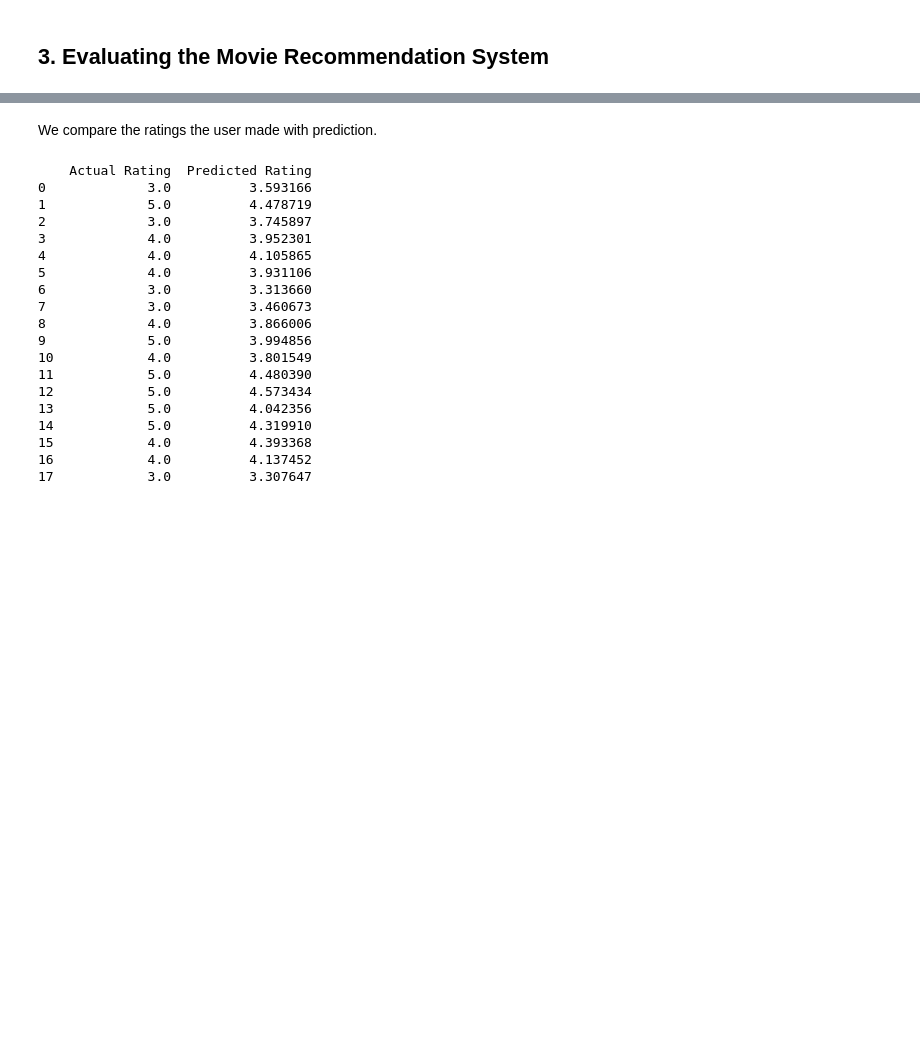
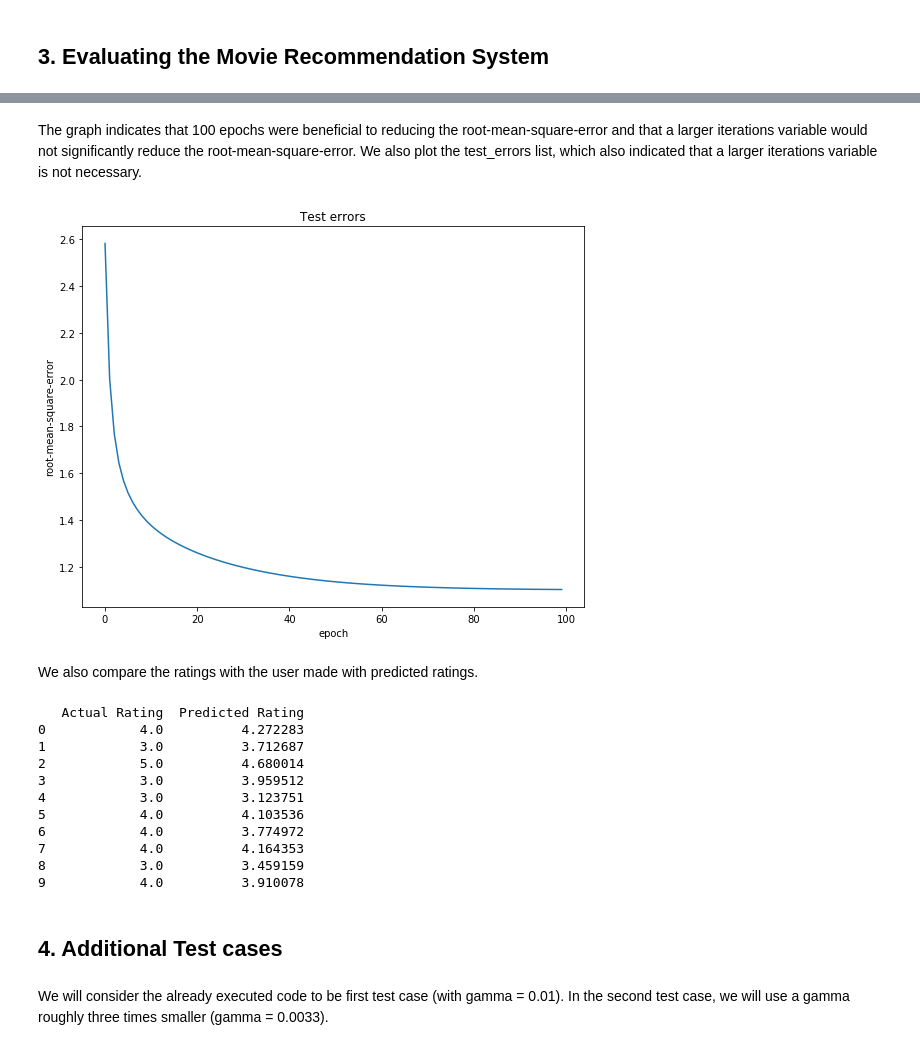
Before and after one commit to ipandzic/MovieLens, a Jupyter notebook: MRS.ipynb, the cells around one changed output, grey strips where cells are left out. Saved outputs shown, nothing was run; the diff lists cells and outputs as text; code cells hidden in the pictures; blank space fills up the shorter version.

```diff
--- a/MRS.ipynb
+++ b/MRS.ipynb
@@ -381,27 +400,33 @@ User-based CF MSE on test data: 1.133670849159479
+# %% [markdown]
+The graph indicates that 100 epochs were beneficial to reducing the root-mean-square-error and that a larger iterations variable would not significantly reduce the root-mean-square-error. We also plot the test_errors list, which also indicated that a larger iterations variable is not necessary.
+# %%
+plt.plot(test_errors)
+plt.title("Test errors")
+plt.xlabel('epoch')
+plt.ylabel('root-mean-square-error')
+plt.show()
+# %% [output]
+[figure, added]
 # %% [markdown]
-We compare the ratings the user made with prediction.
+We also compare the ratings with the user made with predicted ratings.
 # %%
-ratings = pd.DataFrame(columns = ("Actual Rating","Predicted Rating"))
-ratings["Actual Rating"] = train_data_matrix[user_idx,np.where(train_data_matrix[user_idx, :] > 0)[0]][0:]
-ratings["Predicted Rating"] = pred[user_idx,np.where(train_data_matrix[user_idx, :] > 0)[0]][0:]
-print(ratings)
+ratings_compare = pd.DataFrame(columns = ("Actual Rating","Predicted Rating"))
+ratings_compare["Actual Rating"] = train_data_matrix[user_idx,np.where(train_data_matrix[user_idx, :] > 0)[0]][0:10]
+ratings_compare["Predicted Rating"] = pred[user_idx,np.where(train_data_matrix[user_idx, :] > 0)[0]][0:10]
+print(ratings_compare)
 # %% [output]
-    Actual Rating  Predicted Rating
-0             3.0          3.593166
-1             5.0          4.478719
-2             3.0          3.745897
-3             4.0          3.952301
-4             4.0          4.105865
-5             4.0          3.931106
-6             3.0          3.313660
-7             3.0          3.460673
-8             4.0          3.866006
-9             5.0          3.994856
-10            4.0          3.801549
-11            5.0          4.480390
-12            5.0          4.573434
-13            5.0          4.042356
-14            5.0          4.319910
-15            4.0          4.393368
-16            4.0          4.137452
-17            3.0          3.307647
+   Actual Rating  Predicted Rating
+0            4.0          4.272283
+1            3.0          3.712687
+2            5.0          4.680014
+3            3.0          3.959512
+4            3.0          3.123751
+5            4.0          4.103536
+6            4.0          3.774972
+7            4.0          4.164353
+8            3.0          3.459159
+9            4.0          3.910078
+# %% [markdown]
+## 4. Additional Test cases
+# %% [markdown]
+We will consider the already executed code to be first test case (with gamma = 0.01). In the second test case, we will use a gamma roughly three times smaller (gamma = 0.0033).
```
Also changed, not shown: parts of 24 cells of this notebook.
